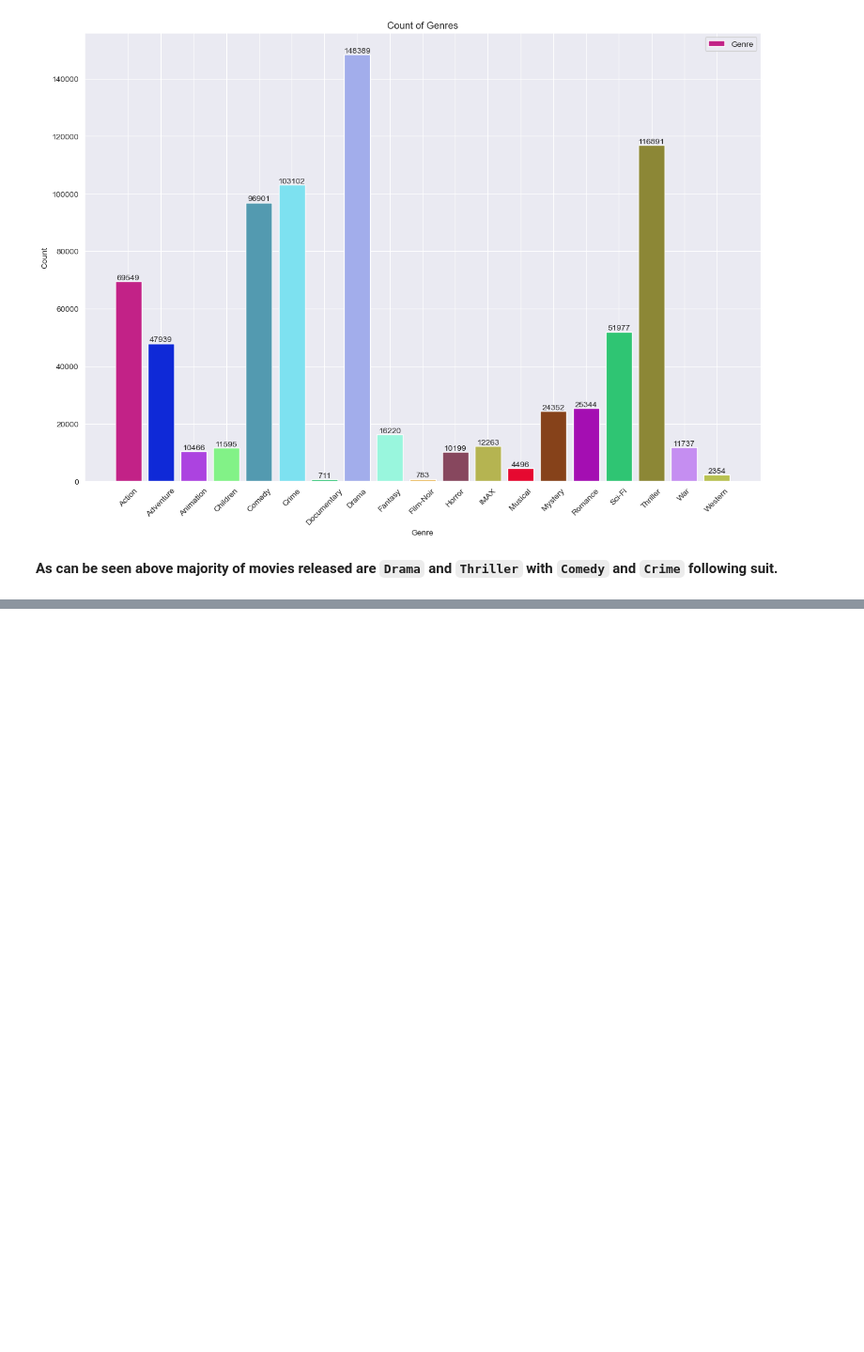
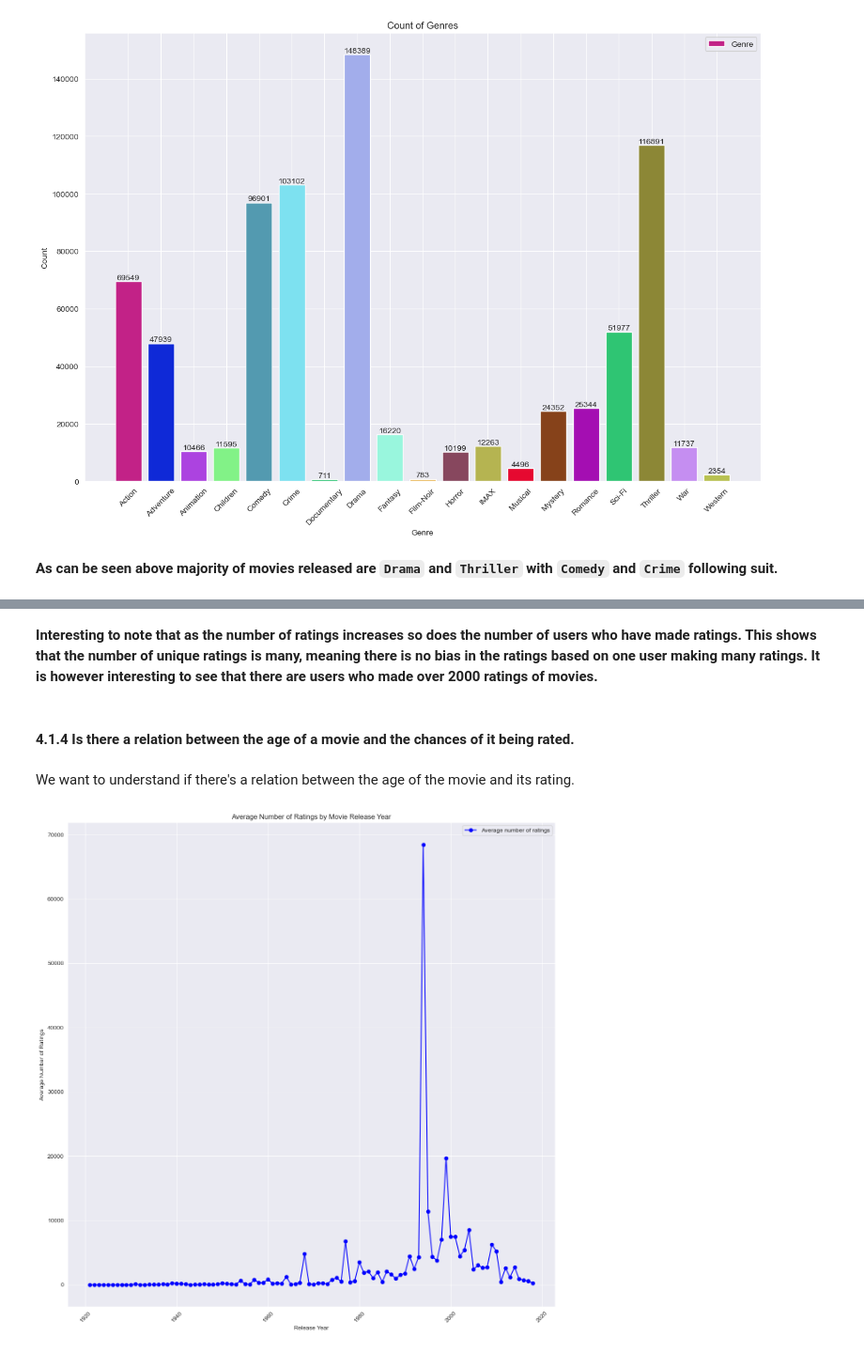
Before and after one commit to DennisWainaina/Movie-Recommendation-System-Project, a Jupyter notebook: index.ipynb, the cells around one changed output, grey strips where cells are left out. Shown at 94% size. Saved outputs shown, nothing was run; the diff lists cells and outputs as text; code cells hidden in the pictures; blank space fills up the shorter version.

```diff
--- a/index.ipynb
+++ b/index.ipynb
@@ -683,0 +700,26 @@ len(test_copy.columns)
+# %% [markdown]
+**Interesting to note that as the number of ratings increases so does the number of users who have made ratings. This shows that the number of unique ratings is many, meaning there is no bias in the ratings based on one user making many ratings. It is however interesting to see that there are users who made over 2000 ratings of movies.**
+# %% [markdown]
+#### 4.1.4 Is there a relation between the age of a movie and the chances of it being rated.
+# %% [markdown]
+We want to understand if there's a relation between the age of the movie and its rating.
+# %%
+# Calculate the average number of ratings for movies in each release year group
+average_ratings_by_year = new_df.groupby('year_movie_released')['Rating'].count().reset_index()
+average_ratings_by_year.columns = ['Release_Year', 'Average_Number_of_Ratings']
+
+# Sort the data by release year
+average_ratings_by_year = average_ratings_by_year.sort_values(by='Release_Year')
+
+# Create a line plot to visualize the trend
+plt.figure(figsize=(15, 15))
+plt.plot(average_ratings_by_year['Release_Year'], average_ratings_by_year['Average_Number_of_Ratings'], marker='o', color='blue', label='Average number of ratings')
+plt.xlabel('Release Year')
+plt.ylabel('Average Number of Ratings')
+plt.title('Average Number of Ratings by Movie Release Year')
+plt.grid(True)
+plt.xticks(rotation=45)
+plt.legend(loc='best')
+plt.show()
+# %% [output]
+[figure, added]
```
Also changed, not shown: parts of 12 cells of this notebook.
